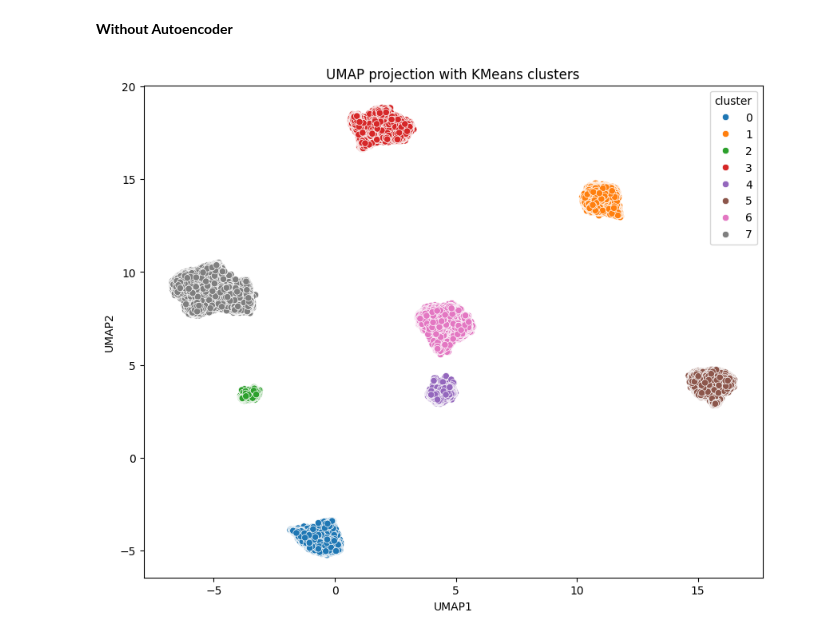
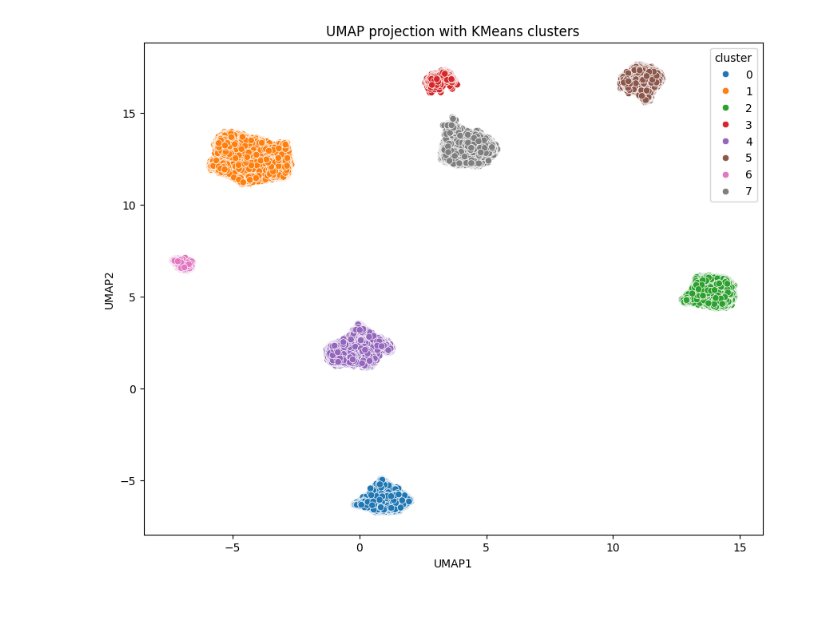
Before and after one commit to master-boda/Client-Segmentation-with-U-MAP-Embedding, a Jupyter notebook: src/modeling/modeling_notebook.ipynb, the cells around one changed output. Saved outputs shown, nothing was run; the diff lists cells and outputs as text; code cells hidden in the pictures; blank space fills up the shorter version.

```diff
--- a/src/modeling/modeling_notebook.ipynb
+++ b/src/modeling/modeling_notebook.ipynb
@@ -26,8 +23,10 @@ from utils.modeling_utils import *
 sys.path.append(os.path.abspath('..'))
 base_dir = os.path.abspath(os.path.join(os.getcwd(), '../../data/processed/'))
 
-latent_rep_path = os.path.join(base_dir, 'latent_representation.csv')
-latent_rep = pd.read_csv(latent_rep_path, index_col='customer_id')
+preproc_path = os.path.join(base_dir, 'customer_info_preproc.csv')
+customer_info_preproc = pd.read_csv(preproc_path, index_col='customer_id')
 
-latent_rep_path_outliers = os.path.join(base_dir, 'latent_representation_outliers.csv')
-latent_rep_outliers = pd.read_csv(latent_rep_path_outliers, index_col='customer_id')
+preproc_path_outliers = os.path.join(base_dir, 'customer_info_preproc_outliers.csv')
+customer_info_preproc_outliers = pd.read_csv(preproc_path_outliers, index_col='customer_id')
+
+combined_data = pd.concat([customer_info_preproc, customer_info_preproc_outliers])
@@ -163,2 +32,0 @@ plot_umap_clusters(concat_latent_rep)
-# %% [markdown]
-**Without Autoencoder**
@@ -172,24 +33,21 @@ plot_umap_clusters(customer_info_preproc_labeled)
 # %%
-base_dir = os.path.abspath(os.path.join(os.getcwd(), '../../data/processed/'))
+umap_reducer = umap.UMAP(n_neighbors=35, min_dist=0.0, n_components=2, random_state=42)
+umap_embeddings_combined = umap_reducer.fit_transform(combined_data)
 
-preproc_path = os.path.join(base_dir, 'customer_info_preproc.csv')
-customer_info_preproc = pd.read_csv(preproc_path, index_col='customer_id')
+# split UMAP embeddings back into inliers and outliers
+umap_embeddings = umap_embeddings_combined[:len(customer_info_preproc)]
+umap_embeddings_outliers = umap_embeddings_combined[len(customer_info_preproc):]
 
-preproc_path_outliers = os.path.join(base_dir, 'customer_info_preproc_outliers.csv')
-customer_info_preproc_outliers = pd.read_csv(preproc_path_outliers, index_col='customer_id')
-
-umap_reducer = umap.UMAP(n_neighbors=35, min_dist=0.0, n_components=2, random_state=42)
-umap_embeddings = umap_reducer.fit_transform(customer_info_preproc)
-
+# perform KMeans clustering on inliers
 kmeans = KMeans(n_clusters=8, random_state=42)
 kmeans_labels = kmeans.fit_predict(umap_embeddings)
 
 umap_df = pd.DataFrame(umap_embeddings, columns=['UMAP1', 'UMAP2'], index=customer_info_preproc.index)
 umap_df['cluster'] = kmeans_labels
 
 plt.figure(figsize=(10, 8))
 sns.scatterplot(x='UMAP1', y='UMAP2', hue='cluster', data=umap_df, palette='tab10')
 plt.title('UMAP projection with KMeans clusters')
 plt.show()
 # %% [output]
-[figure, old version]
+[figure, new version]
```
Also changed, not shown: parts of 24 cells of this notebook, 18 other files.
